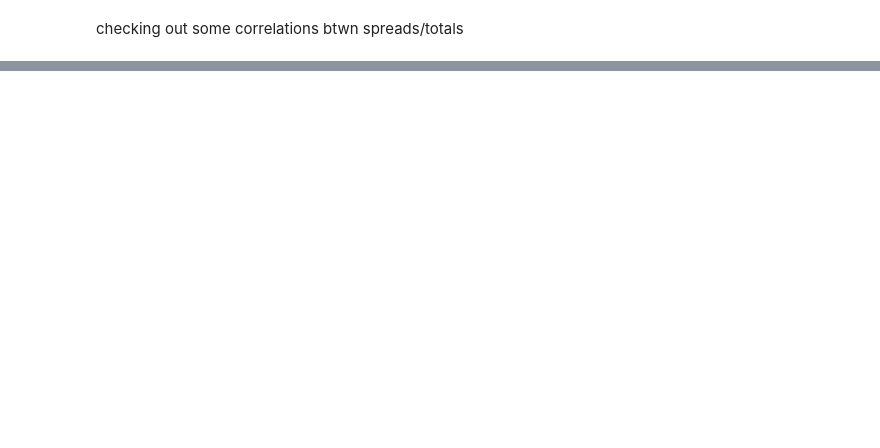
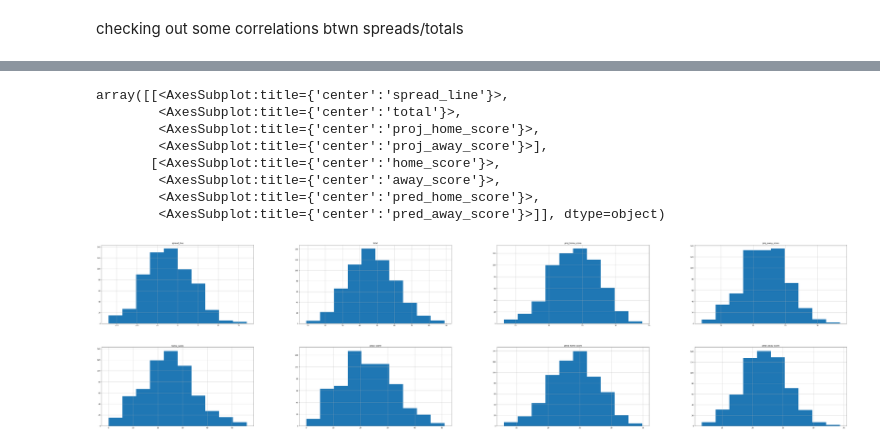
Before and after one commit to tcjurgens/NFL-Analytics-Project, a Jupyter notebook: machine learning/modified_machine_learning.ipynb, the cells around one changed output, grey strips where cells are left out. Saved outputs shown, nothing was run; the diff lists cells and outputs as text; code cells hidden in the pictures; blank space fills up the shorter version.

```diff
--- a/machine learning/modified_machine_learning.ipynb
+++ b/machine learning/modified_machine_learning.ipynb
@@ -279,0 +207,6 @@ data_2021.sort_values(by='win_probability', ascending=False).reset_index(drop=Tr
+# %%
+# create the df
+
+lin_df = df[['spread_line','total_line','total','proj_home_score','proj_away_score','home_score','away_score','home_qb_ewa','away_qb_ewa','home_def_ewa','away_def_ewa']]\
+.drop_duplicates().reset_index(drop=True)
+lin_df
@@ -279,0 +230,14 @@ data_2021.sort_values(by='win_probability', ascending=False).reset_index(drop=Tr
+# %%
+train, test = train_test_split(lin_df, test_size=0.25)
+lin_reg = LinearRegression()
+
+home_train = lin_reg.fit(train[['proj_home_score','total_line']], train[['home_score']])
+away_train = lin_reg.fit(train[['proj_away_score','total_line']], train[['away_score']])
+# %%
+test['pred_home_score'] = home_train.predict(test[['proj_home_score','total_line']])
+test['pred_away_score'] = home_train.predict(test[['proj_away_score','total_line']])
+
+test['pred_total'] = test['pred_home_score'] + test['pred_away_score']
+test['home_resid'] = test['home_score'] - test['pred_home_score']
+test['away_resid'] = test['away_score'] - test['pred_away_score']
+test.sample(30)
@@ -279,0 +330,12 @@ data_2021.sort_values(by='win_probability', ascending=False).reset_index(drop=Tr
+# %%
+test[['spread_line','total','proj_home_score','proj_away_score','home_score','away_score','pred_home_score','pred_away_score']].hist(figsize=(80, 20), grid=True, sharex=False, sharey=False, layout=(2,4))
+# %% [output]
+array([[<AxesSubplot:title={'center':'spread_line'}>,
+        <AxesSubplot:title={'center':'total'}>,
+        <AxesSubplot:title={'center':'proj_home_score'}>,
+        <AxesSubplot:title={'center':'proj_away_score'}>],
+       [<AxesSubplot:title={'center':'home_score'}>,
+        <AxesSubplot:title={'center':'away_score'}>,
+        <AxesSubplot:title={'center':'pred_home_score'}>,
+        <AxesSubplot:title={'center':'pred_away_score'}>]], dtype=object)
+[figure, added]
```
Also changed, not shown: parts of 44 cells of this notebook, 2 other files.
